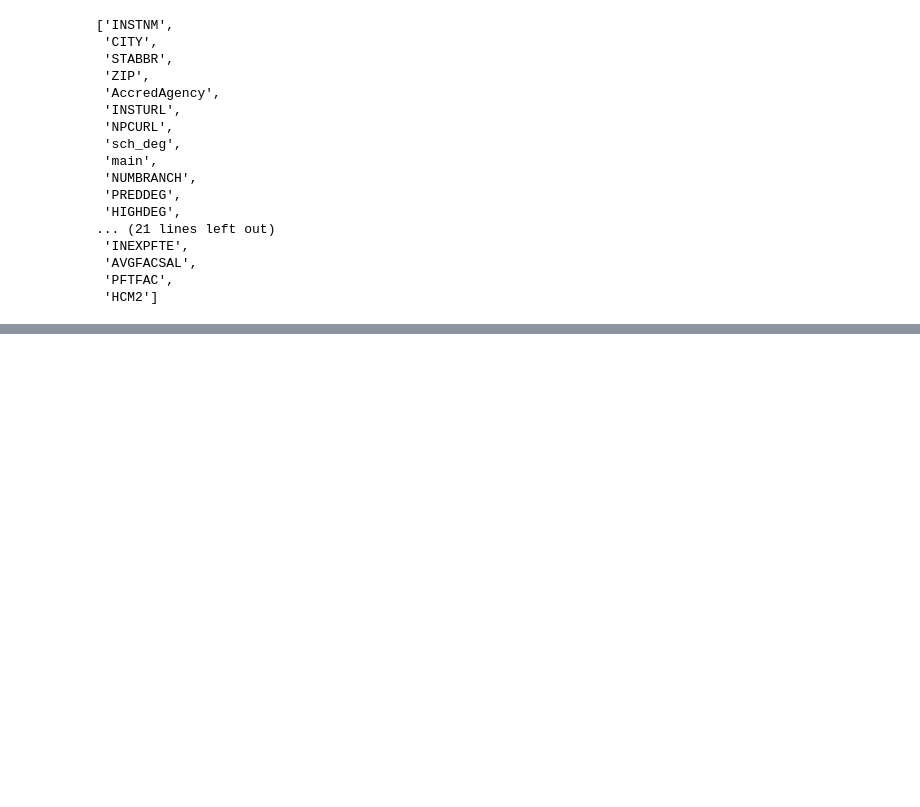
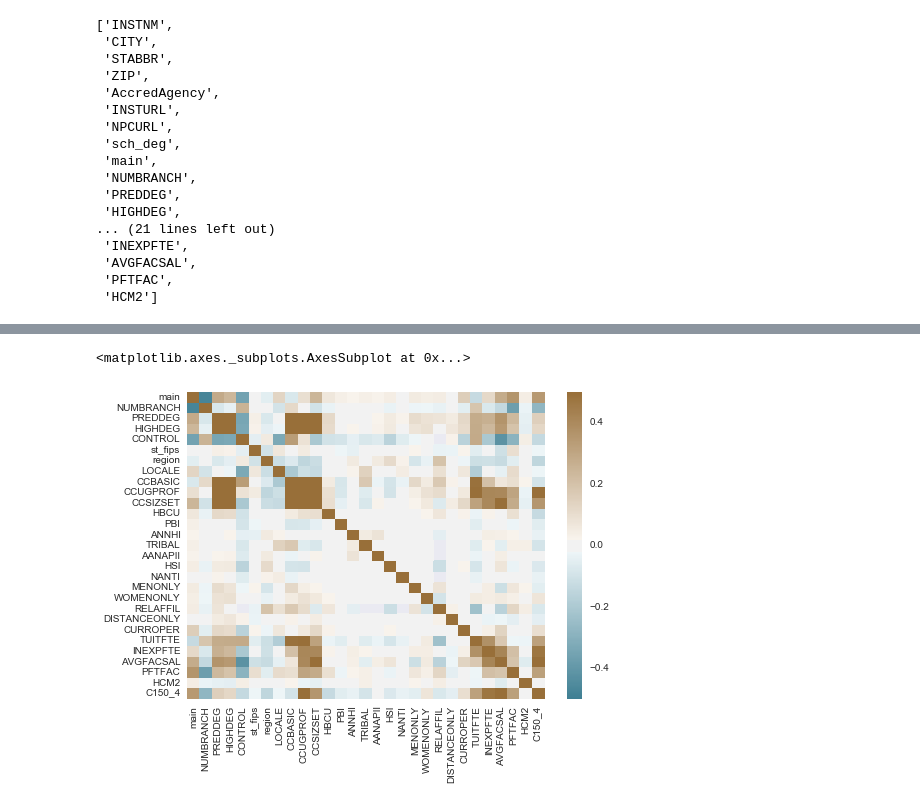
Before and after one commit to juliasilge/fall2016competition, a Jupyter notebook: school-category-analysys.ipynb, the cells around one changed output, grey strips where cells are left out. Cells and saved outputs as stored; diff of their text form; code cells hidden in the pictures; blank space fills up the shorter version.

```diff
--- a/school-category-analysys.ipynb
+++ b/school-category-analysys.ipynb
@@ -112,7 +112,8 @@ columns
  'PFTFAC',
  'HCM2']
 # %%
-df_data[columns].dropna(axis=1, how='all').describe()
+df_data = df_data[columns + ['C150_4']].dropna(axis=1, how='all')
+df_data.describe()
 # %% [output]
 |  | main | NUMBRANCH | PREDDEG | HIGHDEG | CONTROL | st_fips | region | LOCALE | CCBASIC | CCUGPROF | ... | ... |
 | count | 7804.000000 | 7804.000000 | 7804.000000 | 7804.00000 | 7804.000000 | 7804.000000 | 7804.000000 | 7380.000000 | 4355.000000 | 3559.000000 | ... | ... |
@@ -126,0 +128,3 @@ df_data[columns].dropna(axis=1, how='all').describe()
+# %%
+df_num = df_data._get_numeric_data()
+df_num.head(5)
@@ -126,0 +139,6 @@ df_data[columns].dropna(axis=1, how='all').describe()
+# %%
+icorr = df_num.corr()
+sns.heatmap(icorr, cmap=sns.diverging_palette(220, 50, as_cmap=True), vmax=.5)
+# %% [output]
+<matplotlib.axes._subplots.AxesSubplot at 0x...>
+[figure, added]
```
Also changed, not shown: parts of 3 cells of this notebook.
